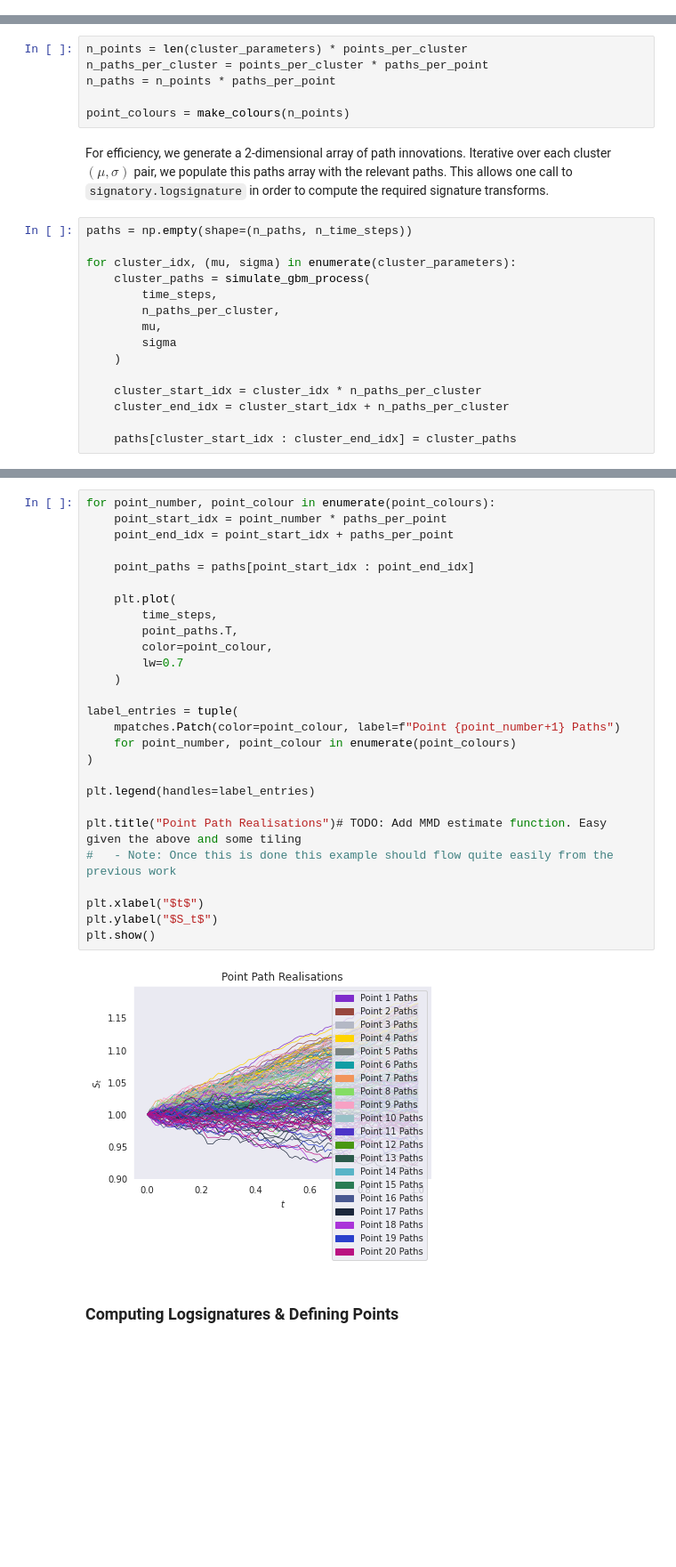
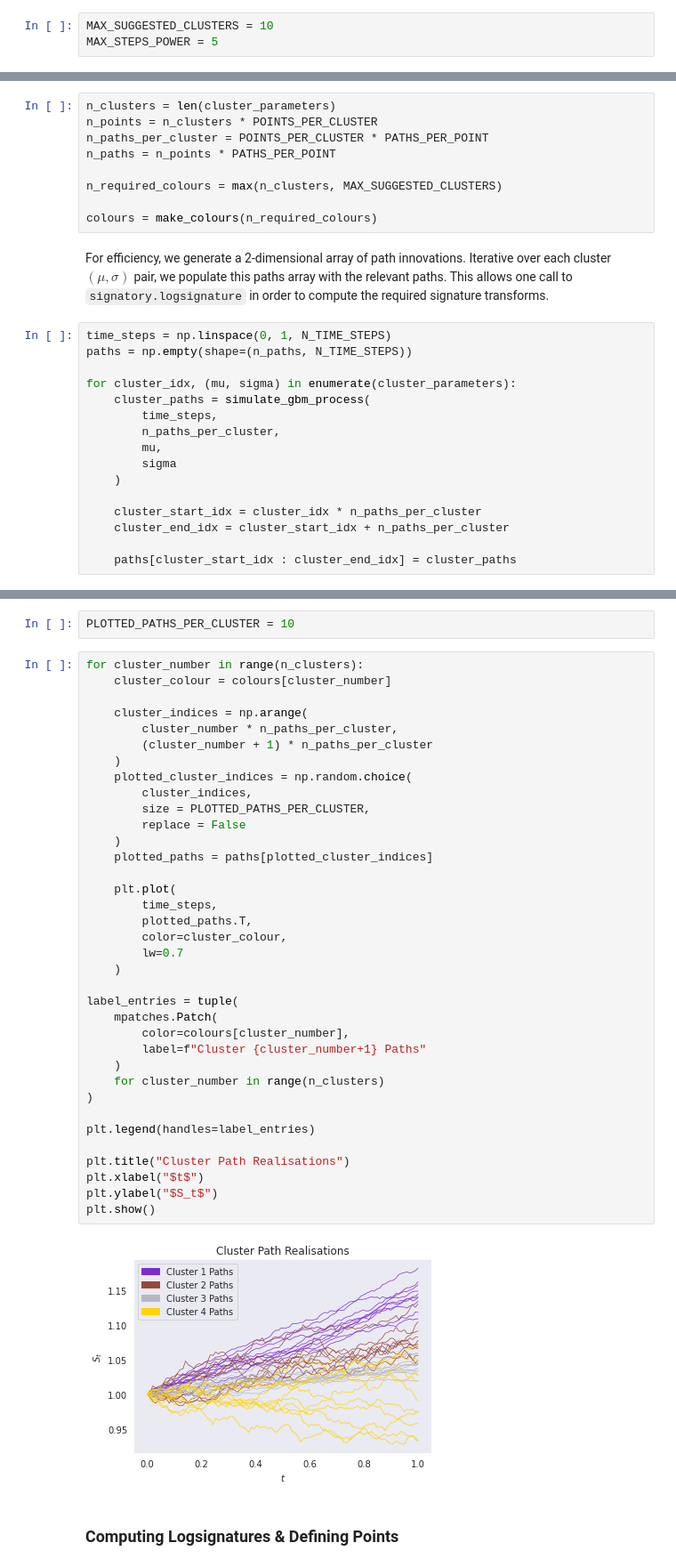
Before and after one commit to mcindoe/regimedetection, a Jupyter notebook: examples/brownianpaths/main.ipynb, the cells around one changed output, grey strips where cells are left out. Shown: that part at 89% size. Saved outputs shown, nothing was run; the diff lists cells and outputs as text; blank space fills up the shorter version.

Commit message:
Cleaned notebooks and updated after empty-partition bug

```diff
--- a/examples/brownianpaths/main.ipynb
+++ b/examples/brownianpaths/main.ipynb
@@ -39,0 +41,3 @@ In order to simulate clusters, for each of the specified $(\mu, \sigma)$ pairs b
+# %%
+MAX_SUGGESTED_CLUSTERS = 10
+MAX_STEPS_POWER = 5
@@ -47,13 +59,17 @@ cluster_parameters = (
 # %%
-n_points = len(cluster_parameters) * points_per_cluster
-n_paths_per_cluster = points_per_cluster * paths_per_point
-n_paths = n_points * paths_per_point
+n_clusters = len(cluster_parameters)
+n_points = n_clusters * POINTS_PER_CLUSTER
+n_paths_per_cluster = POINTS_PER_CLUSTER * PATHS_PER_POINT
+n_paths = n_points * PATHS_PER_POINT
 
-point_colours = make_colours(n_points)
+n_required_colours = max(n_clusters, MAX_SUGGESTED_CLUSTERS)
+
+colours = make_colours(n_required_colours)
 # %% [markdown]
 For efficiency, we generate a 2-dimensional array of path innovations. Iterative over each cluster $(\mu, \sigma)$ pair, we populate this paths array with the relevant paths. This allows one call to `signatory.logsignature` in order to compute the required signature transforms.
 # %%
-paths = np.empty(shape=(n_paths, n_time_steps))
+time_steps = np.linspace(0, 1, N_TIME_STEPS)
+paths = np.empty(shape=(n_paths, N_TIME_STEPS))
 
 for cluster_idx, (mu, sigma) in enumerate(cluster_parameters):
     cluster_paths = simulate_gbm_process(
@@ -74,32 +88,43 @@ We can separate out which paths belong to which point and plot these
+# %%
+PLOTTED_PATHS_PER_CLUSTER = 10
 # %%
-for point_number, point_colour in enumerate(point_colours):
-    point_start_idx = point_number * paths_per_point
-    point_end_idx = point_start_idx + paths_per_point
+for cluster_number in range(n_clusters):
+    cluster_colour = colours[cluster_number]
 
-    point_paths = paths[point_start_idx : point_end_idx]
+    cluster_indices = np.arange(
+        cluster_number * n_paths_per_cluster,
+        (cluster_number + 1) * n_paths_per_cluster
+    )
+    plotted_cluster_indices = np.random.choice(
+        cluster_indices,
+        size = PLOTTED_PATHS_PER_CLUSTER,
+        replace = False
+    )
+    plotted_paths = paths[plotted_cluster_indices]
 
     plt.plot(
         time_steps,
-        point_paths.T,
-        color=point_colour,
+        plotted_paths.T,
+        color=cluster_colour,
         lw=0.7
     )
 
 label_entries = tuple(
-    mpatches.Patch(color=point_colour, label=f"Point {point_number+1} Paths")
-    for point_number, point_colour in enumerate(point_colours)
+    mpatches.Patch(
+        color=colours[cluster_number],
+        label=f"Cluster {cluster_number+1} Paths"
+    )
+    for cluster_number in range(n_clusters)
 )
 
 plt.legend(handles=label_entries)
 
-plt.title("Point Path Realisations")# TODO: Add MMD estimate function. Easy given the above and some tiling
-#   - Note: Once this is done this example should flow quite easily from the previous work
-
+plt.title("Cluster Path Realisations")
 plt.xlabel("$t$")
 plt.ylabel("$S_t$")
 plt.show()
 # %% [output]
-[figure, old version]
+[figure, new version]
 # %% [markdown]
 ### Computing Logsignatures & Defining Points
 # %%
```
Also changed, not shown: parts of 28 cells of this notebook, 1 other file.
